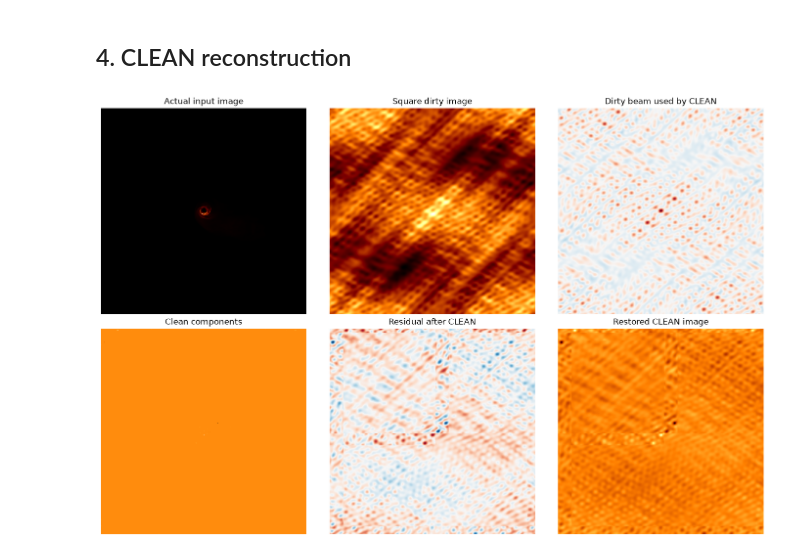
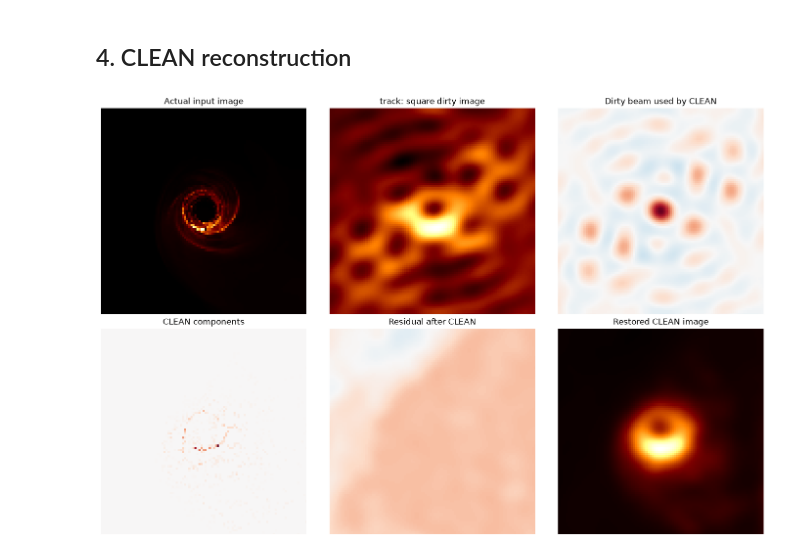
Before and after one commit to nishaadorion-pixel/ehtproject, a Jupyter notebook: CLEAN.ipynb, the cells around one changed output. Drawn from its saved outputs; the diff is of its cells as text; code cells hidden in the pictures.

```diff
--- a/CLEAN.ipynb
+++ b/CLEAN.ipynb
@@ -82,6 +89,20 @@ def calculate_uv_at_time(time_utc):
         pairs.append(f'{station_data[i][0]}–{station_data[j][0]}')
     return np.array(u), np.array(v), pairs
 
-sample_u_raw, sample_v_raw, usable_baselines = calculate_uv_at_time(SNAPSHOT_TIME_UTC)
-print(f'{SNAPSHOT_TIME_UTC:%Y-%m-%d %H:%M UTC}: {len(usable_baselines)} baselines / {len(sample_u_raw)} UV points')
+
+if OBSERVATION_MODE == 'snapshot':
+    observation_times = [SNAPSHOT_TIME_UTC]
+elif OBSERVATION_MODE == 'track':
+    start = SNAPSHOT_TIME_UTC - timedelta(hours=TRACK_HOURS / 2)
+    observation_times = [start + timedelta(minutes=m)
+                         for m in range(0, int(TRACK_HOURS * 60) + 1, CADENCE_MINUTES)]
+else:
+    raise ValueError("OBSERVATION_MODE must be 'snapshot' or 'track'.")
+
+uv_samples = [calculate_uv_at_time(time) for time in observation_times]
+sample_u_raw = np.concatenate([result[0] for result in uv_samples])
+sample_v_raw = np.concatenate([result[1] for result in uv_samples])
+print(f'{OBSERVATION_MODE}: {len(observation_times)} instants; '
+      f'{len(sample_u_raw)} UV samples including conjugates; '
+      f'{len(station_data)} listed sites, including proposed sites.')
 # %% [output]
@@ -236,42 +337,39 @@ def restore_clean_components(components, sigma_cells=1.5):
 # %%
-# Keep the image and beam paired. Start with square, then try 'gaussian'.
-CLEAN_INPUT = 'square'
-if CLEAN_INPUT == 'square':
-    clean_input_image, clean_input_beam = square_dirty_image, square_dirty_beam
-elif CLEAN_INPUT == 'gaussian':
-    clean_input_image, clean_input_beam = gaussian_dirty_image, gaussian_dirty_beam
-else:
-    raise ValueError("CLEAN_INPUT must be 'square' or 'gaussian'")
+CLEAN_INPUT = 'square'  # 'square' or 'gaussian'
+clean_input_image, clean_input_beam = dirty_results[CLEAN_INPUT]
 
+# Restrict component selection to the central quarter of the image.
+CLEAN_WINDOW_FRACTION = 0.25
+ny, nx = clean_input_image.shape
+yy, xx = np.indices((ny, nx))
+clean_mask = (
+    (np.abs(yy - ny//2) <= ny*CLEAN_WINDOW_FRACTION/2)
+    & (np.abs(xx - nx//2) <= nx*CLEAN_WINDOW_FRACTION/2)
+)
 LOOP_GAIN = 0.10
-MAX_ITERATIONS = 250
-STOPPING_THRESHOLD = 0.02 * np.max(np.abs(clean_input_image))
-#too aggressive of a stopping threshold can lead to over-cleaning and artifacts. A more conservative threshold may yield better results.
-RESTORING_BEAM_SIGMA_CELLS = 1.5
-
-clean_components, clean_residual, clean_peak_history = clean_dirty_image(
-    clean_input_image, clean_input_beam, loop_gain=LOOP_GAIN,
-    max_iterations=MAX_ITERATIONS, threshold=STOPPING_THRESHOLD,
+MAX_ITERATIONS = 2000
+# THRESHOLD_FRACTION is near the top of the notebook: try 0.05, 0.02, 0.01.
+STOPPING_THRESHOLD = THRESHOLD_FRACTION*np.max(np.abs(clean_input_image[clean_mask]))
+clean_components, clean_residual, clean_peak_history, stop_reason = clean_dirty_image(
+    clean_input_image, clean_input_beam, clean_mask,
+    loop_gain=LOOP_GAIN, max_iterations=MAX_ITERATIONS,
+    threshold=STOPPING_THRESHOLD,
 )
-restored_components, restoring_beam = restore_clean_components(
-    clean_components, sigma_cells=RESTORING_BEAM_SIGMA_CELLS,
+restored_components, restoring_fwhm_pixels = restore_clean_components(
+    clean_components, clean_input_beam,
 )
+# Conventional restoration; residual is still in dirty-beam units.
+# This display is not a calibrated total-flux measurement.
 clean_restored_image = restored_components + clean_residual
-
-fig, axes = plt.subplots(2, 3, figsize=(14, 9), constrained_layout=True)
-clean_panels = [(reference_image, 'Actual input image', 'afmhot'),
-                (clean_input_image, f'{CLEAN_INPUT.title()} dirty image', 'afmhot'),
-                (clean_input_beam, 'Dirty beam used by CLEAN', 'RdBu_r'),
-                (clean_components, 'Clean components', 'afmhot'),
-                (clean_residual, 'Residual after CLEAN', 'RdBu_r'),
-                (clean_restored_image, 'Restored CLEAN image', 'afmhot')]
-for ax, (image, title, cmap) in zip(axes.flat, clean_panels):
-    if 'beam' in title.lower() or 'residual' in title.lower():
-        limit = np.max(np.abs(image)); ax.imshow(image, origin='lower', cmap=cmap, vmin=-limit, vmax=limit)
-    else:
-        ax.imshow(normalize_for_display(image), origin='lower', cmap=cmap)
-    ax.set_title(title); ax.set_axis_off()
-plt.show()
-print(f'CLEAN made {len(clean_peak_history)} components (gain={LOOP_GAIN}, threshold={STOPPING_THRESHOLD:.3g}).')
+show_panels([
+    (reference_image, 'Actual input image', 'afmhot'),
+    (clean_input_image, f'{OBSERVATION_MODE}: {CLEAN_INPUT} dirty image', 'afmhot'),
+    (beam_view(clean_input_beam), 'Dirty beam used by CLEAN', 'RdBu_r'),
+    (clean_components, 'CLEAN components', 'RdBu_r'),
+    (clean_residual, 'Residual after CLEAN', 'RdBu_r'),
+    (clean_restored_image, 'Restored CLEAN image', 'afmhot'),
+])
+print(f'{len(clean_peak_history)-1} iterations; {stop_reason}; '
+      f'masked peak={clean_peak_history[-1]:.4g}, threshold={STOPPING_THRESHOLD:.4g}.')
 # %% [output]
-[figure, old version]
+[figure, new version]
```
Also changed, not shown: parts of 11 cells of this notebook, 1 other file.
